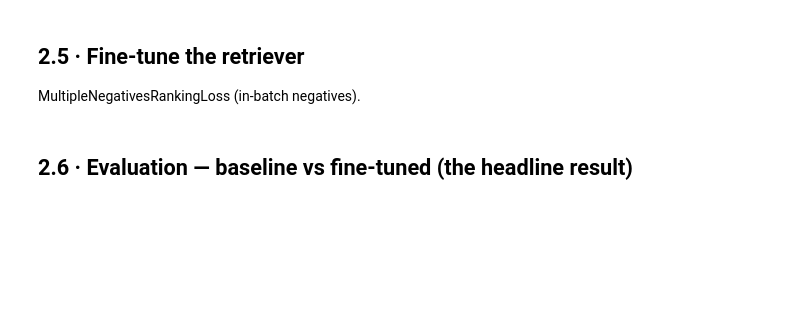
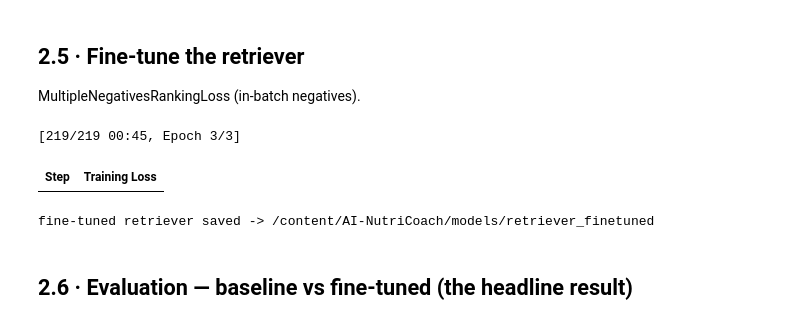
Before and after one commit to shekeraoleksandr/AI-NutriCoach, a Jupyter notebook: NutriCoach_Capstone.ipynb, the cells around one changed output. Saved outputs shown, nothing was run; the diff lists cells and outputs as text; code cells hidden in the pictures; blank space fills up the shorter version.

```diff
--- a/NutriCoach_Capstone.ipynb
+++ b/NutriCoach_Capstone.ipynb
@@ -164,6 +266,7 @@ print(len(documents), 'articles ->', len(chunks), 'chunks')
 # %% [markdown]
 ## 2.2 · Baseline retriever + index
 # %%
-base = retriever.DenseRetriever(C.BASE_EMBEDDING_MODEL)
+BASE_MODEL = 'sentence-transformers/all-MiniLM-L6-v2'
+base = retriever.DenseRetriever(BASE_MODEL)
 base.build_index([c['text'] for c in chunks], [c['meta'] for c in chunks])
-base.search('Is whey protein useful after a workout?', k=3)
+print('baseline indexed:', len(chunks), 'chunks')
@@ -212,8 +316,12 @@ print('pairs:', len(rows), '| train:', n_tr, '| test:', n_te)
 ## 2.5 · Fine-tune the retriever
 MultipleNegativesRankingLoss (in-batch negatives).
 # %%
-out_dir = retriever.finetune(epochs=3, batch_size=32)
+out_dir = retriever.finetune(base_model=BASE_MODEL, epochs=3, batch_size=32)
 print('fine-tuned retriever saved ->', out_dir)
+# %% [output]
+[219/219 00:45, Epoch 3/3]
+| Step | Training Loss |
+fine-tuned retriever saved -> /content/AI-NutriCoach/models/retriever_finetuned
 # %% [markdown]
 ## 2.6 · Evaluation — baseline vs fine-tuned (the headline result)
 # %%
```
Also changed, not shown: parts of 29 cells of this notebook.
